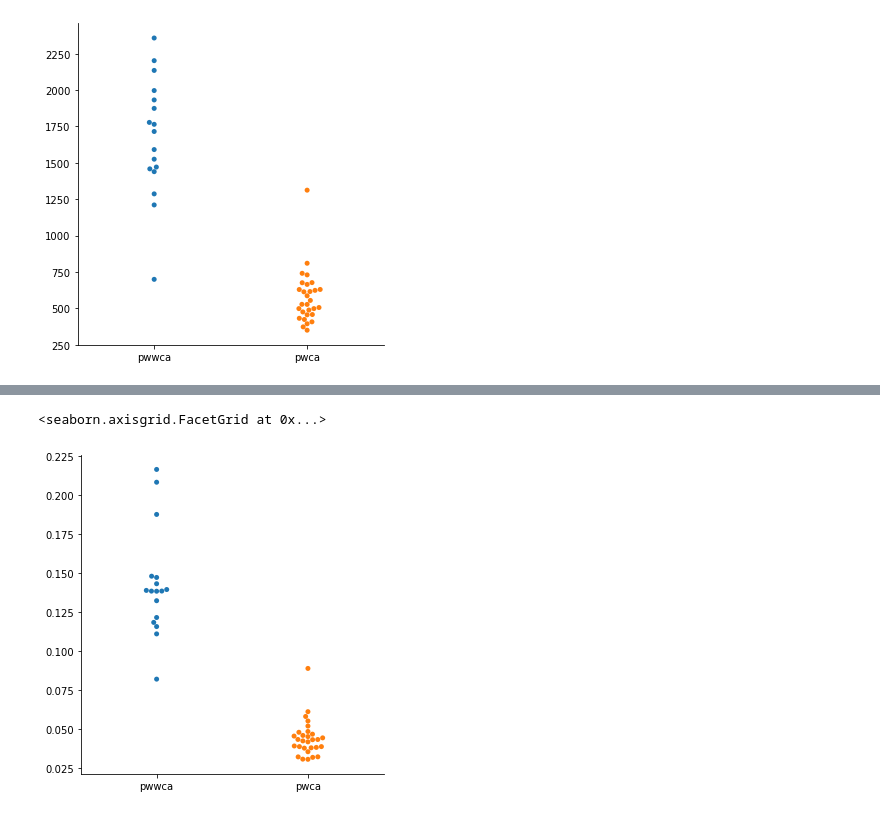
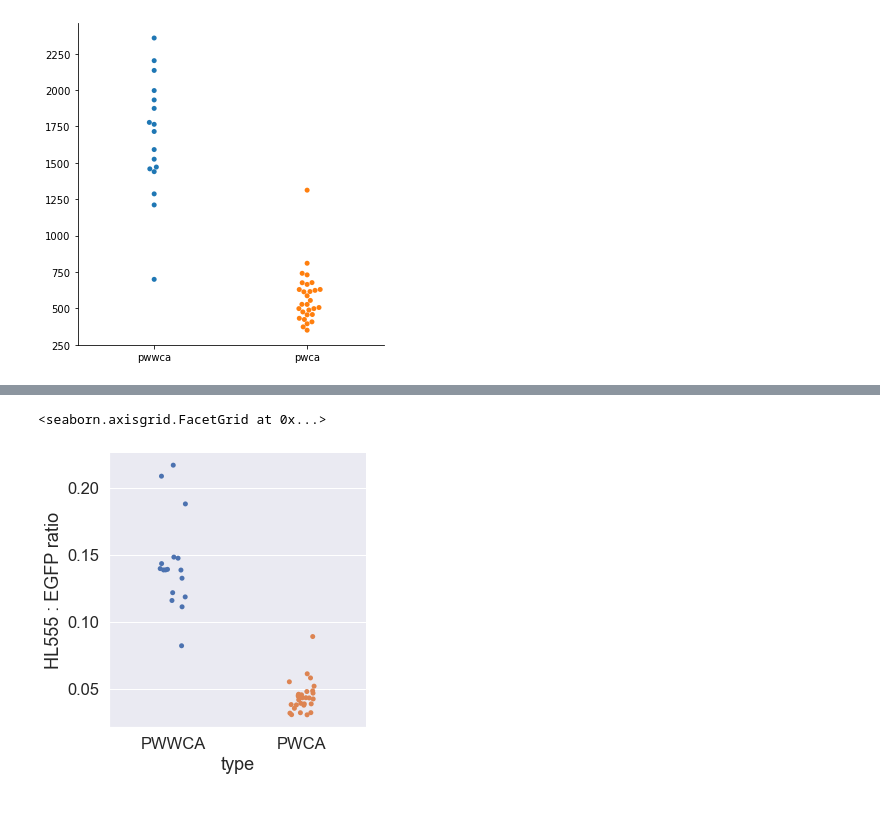
Before and after one commit to jiongyi/postdoc, a Jupyter notebook: actin_assembly/bead_motility/2020_09_02_egfp_n_wasp_pwwca_vs_pwca_actin_intensity-Copy1.ipynb, the cells around one changed output, grey strips where cells are left out. Saved outputs shown, nothing was run; the diff lists cells and outputs as text; code cells hidden in the pictures.

```diff
--- a/actin_assembly/bead_motility/2020_09_02_egfp_n_wasp_pwwca_vs_pwca_actin_intensity-Copy1.ipynb
+++ b/actin_assembly/bead_motility/2020_09_02_egfp_n_wasp_pwwca_vs_pwca_actin_intensity-Copy1.ipynb
@@ -40,8 +43,11 @@ Text(0, 0.5, 'Mean HL555 fluorescence itensity (AU)')
-# %%
-ratio_intensity_dict = {'pwwca': egfp_n_wasp_pwwca_props_mat[:, 1].flatten() / egfp_n_wasp_pwwca_props_mat[:, 0].flatten(),
-                        'pwca': egfp_n_wasp_pwca_props_mat[:, 1].flatten() / egfp_n_wasp_pwca_props_mat[:, 0].flatten()}
-ratio_intensity_df = DataFrame.from_dict(ratio_intensity_dict, orient = 'index')
-catplot(data = ratio_intensity_df.transpose(), kind = 'swarm')
-# %% [output]
-<seaborn.axisgrid.FacetGrid at 0x...>
-[figure, removed]
+# %%
+actin_egfp_pwwca_ratio_df = DataFrame(data = egfp_n_wasp_pwwca_props_mat[:, 1] / egfp_n_wasp_pwwca_props_mat[:, 0])
+actin_egfp_pwwca_ratio_df['type'] = 'PWWCA'
+actin_egfp_pwca_ratio_df = DataFrame(data = egfp_n_wasp_pwca_props_mat[:, 1] / egfp_n_wasp_pwca_props_mat[:, 0])
+actin_egfp_pwca_ratio_df['type'] = 'PWCA'
+actin_egfp_n_wasp_ratio_df = actin_egfp_pwwca_ratio_df.append(actin_egfp_pwca_ratio_df, ignore_index = True)
+actin_egfp_n_wasp_ratio_df = actin_egfp_n_wasp_ratio_df.rename(columns={0: 'HL555 : EGFP ratio'})
+sns.catplot(data = actin_egfp_n_wasp_ratio_df, y = actin_egfp_n_wasp_ratio_df.columns[0], x = "type")
+# %% [output]
+<seaborn.axisgrid.FacetGrid at 0x...>
+[figure, added]
```
Also changed, not shown: parts of 3 cells of this notebook.
